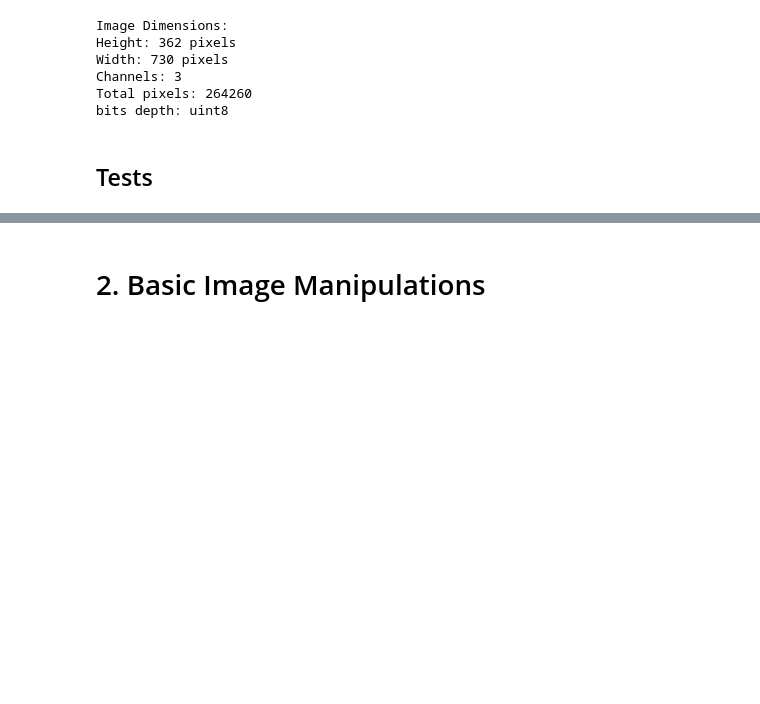
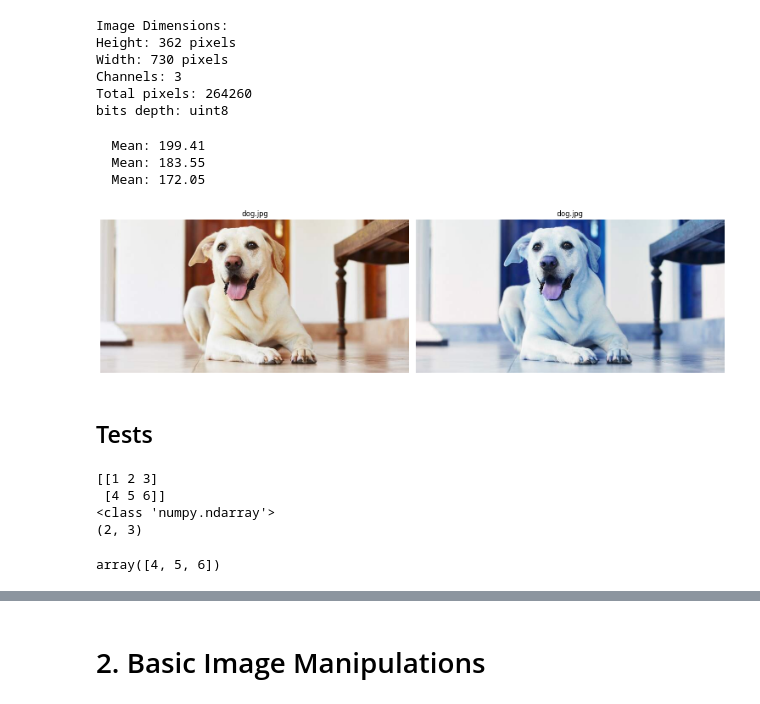
Before and after one commit to Glttr/Exercices-DSP, a Jupyter notebook: module7_exercise0.ipynb, the cells around one changed output, grey strips where cells are left out. Saved outputs shown, nothing was run; the diff lists cells and outputs as text; code cells hidden in the pictures; blank space fills up the shorter version.

```diff
--- a/module7_exercise0.ipynb
+++ b/module7_exercise0.ipynb
@@ -108,9 +129,29 @@ bits depth: uint8
 # What the average of Red, of Green, of Blue?
 
 for channel in range(3):
-    channel_data =
+    channel_data = img_cv[:, :, channel]
+    channel_data = img_pil_array[:, :, channel]
     print(f"  Mean: {channel_data.mean():.2f}")
+# %% [output]
+  Mean: 199.41
+  Mean: 183.55
+  Mean: 172.05
 # %%
-display_images([img_cv], [path])
+display_images([img_cv, img_pil_array], [path, path])
+# %% [output]
+[figure, added]
 # %% [markdown]
 ## Tests
+# %%
+import numpy as np
+
+# Création d'un ndarray
+arr = np.array([[1, 2, 3], [4, 5, 6]])
+print(arr)
+print(type(arr))
+print(arr.shape)
+# %% [output]
+[[1 2 3]
+ [4 5 6]]
+<class 'numpy.ndarray'>
+(2, 3)
@@ -116,0 +160,4 @@ display_images([img_cv], [path])
+# %%
+arr[1]
+# %% [output]
+array([4, 5, 6])
```
Also changed, not shown: parts of 17 cells of this notebook.
